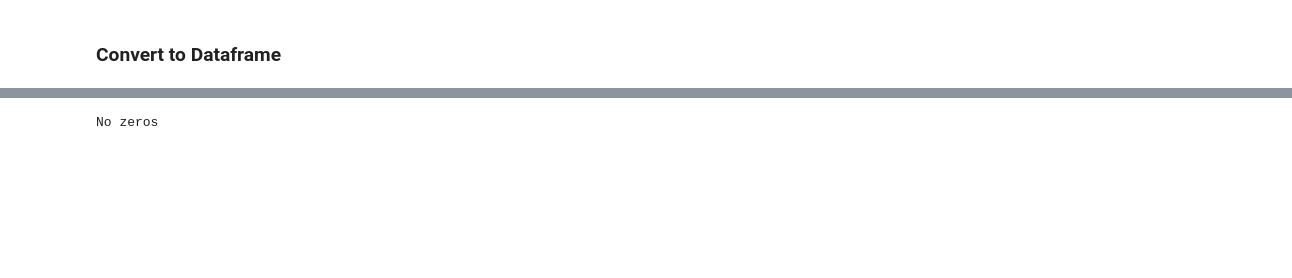
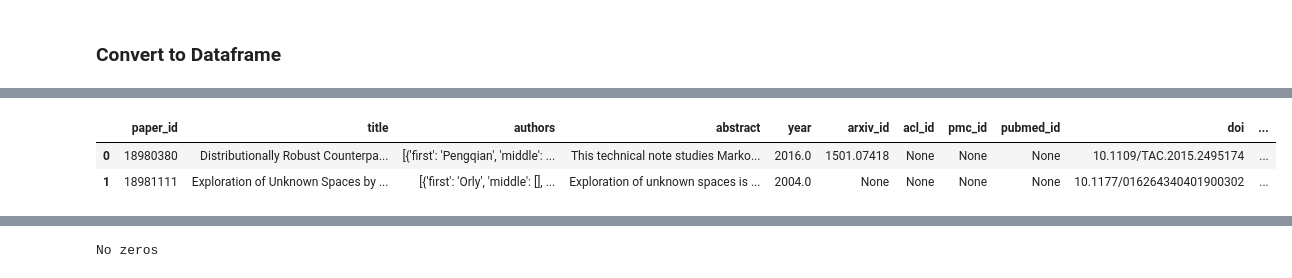
Before and after one commit to mhmdrdwn/medm, a Jupyter notebook: notebooks/vis.ipynb, the cells around one changed output, grey strips where cells are left out. Saved outputs shown, nothing was run; the diff lists cells and outputs as text; code cells hidden in the pictures; blank space fills up the shorter version.

```diff
--- a/notebooks/vis.ipynb
+++ b/notebooks/vis.ipynb
@@ -103,3 +102,14 @@ clean_df.shape
+# %%
+metadata = []
+for line in open('/content/drive/My Drive/thesis/metadata_0_filtered.jsonl', 'r'):
+    metadata.append(json.loads(line))
+metadata_df = pd.DataFrame(metadata)
+# %%
+metadata_df.head(2)
+# %% [output]
+|  | paper_id | title | authors | abstract | year | arxiv_id | acl_id | pmc_id | pubmed_id | doi | ... |
+| 0 | 18980380 | Distributionally Robust Counterpa... | [{'first': 'Pengqian', 'middle': ... | This technical note studies Marko... | 2016.0 | 1501.07418 | None | None | None | 10.1109/TAC.2015.2495174 | ... |
+| 1 | 18981111 | Exploration of Unknown Spaces by ... | [{'first': 'Orly', 'middle': [], ... | Exploration of unknown spaces is ... | 2004.0 | None | None | None | None | 10.1177/016264340401900302 | ... |
 # %%
 # number of sections in each article body text
 sections = []
```
Also changed, not shown: parts of 29 cells of this notebook, 1 other file.
